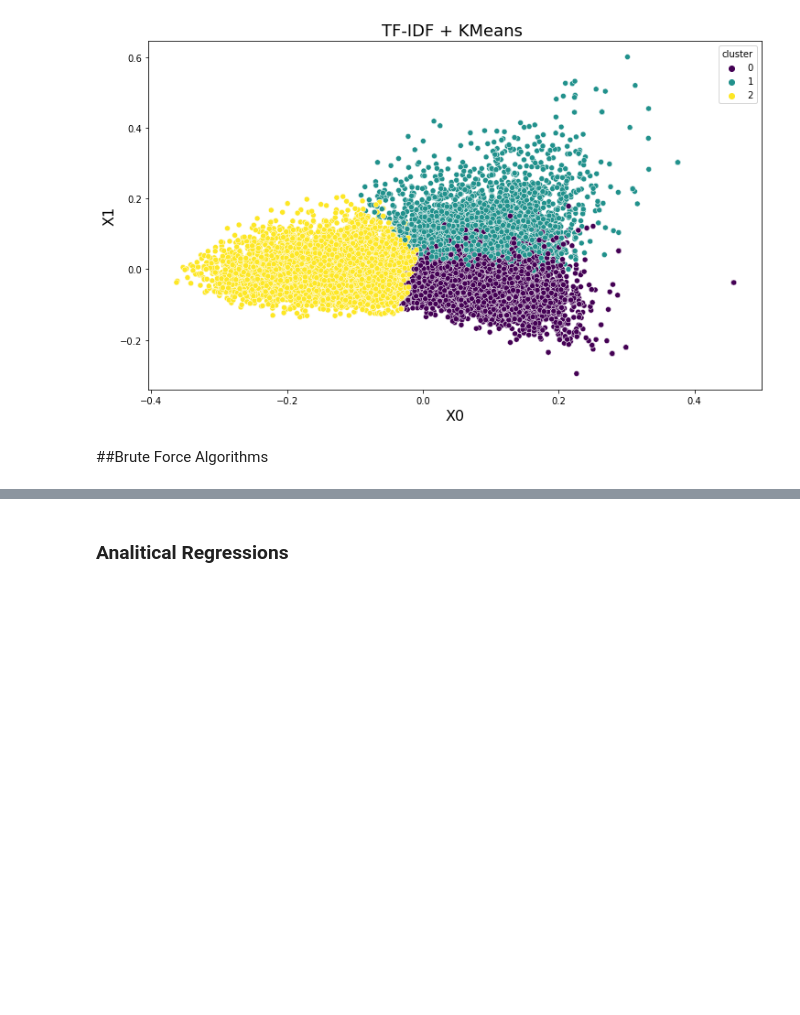
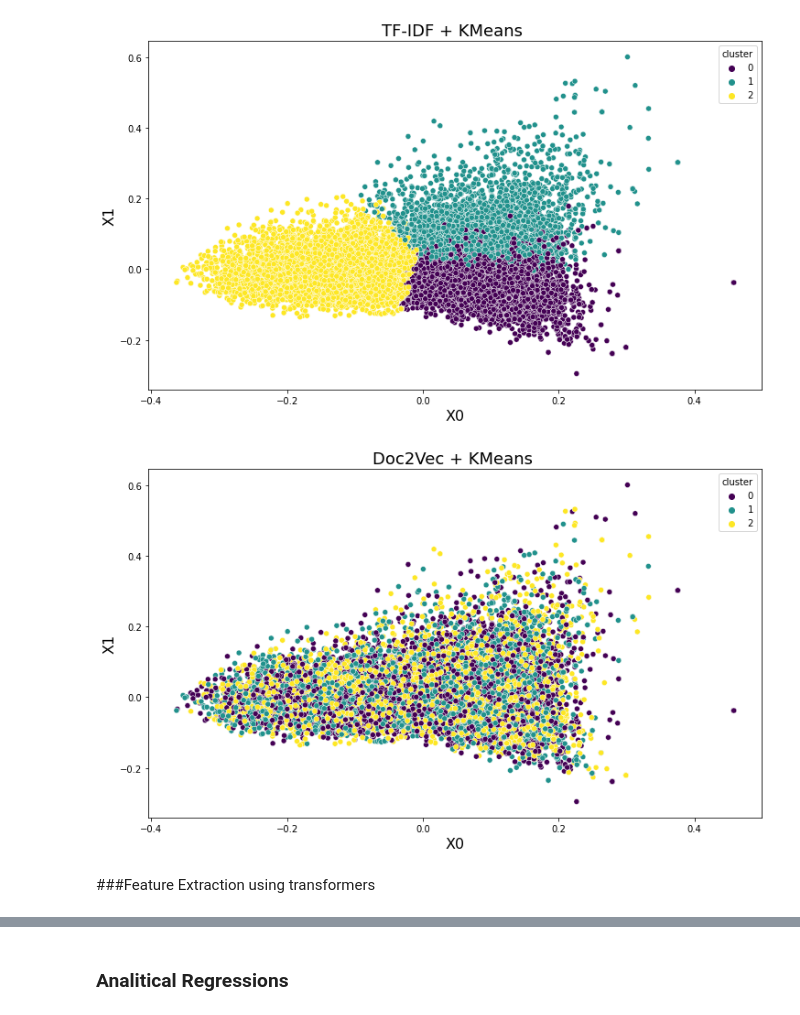
Before and after one commit to amit-shahar/StockValues, a Jupyter notebook: StocksValues.ipynb, the cells around one changed output, grey strips where cells are left out. Cells and saved outputs as stored; diff of their text form; code cells hidden in the pictures; blank space fills up the shorter version.

Commit message:
adding transformers embedding and Guy's shit

```diff
--- a/StocksValues.ipynb
+++ b/StocksValues.ipynb
@@ -995,8 +1012,8 @@ GME_combain_text_df
 15058 rows × 2 columns
 # %%
 vectorizer = TfidfVectorizer(sublinear_tf=True, min_df=5, max_df=0.95)
-X = vectorizer.fit_transform(GME_combain_text_df['cleaned'])
-# initialize kmeans with 3 centroids
+vectorizer.fit(GME_combain_text_df['cleaned'])
+X = vectorizer.transform(GME_combain_text_df['cleaned'])# initialize kmeans with 3 centroids
 kmeans = KMeans(n_clusters=3, random_state=42)
 # fit the model
 kmeans.fit(X)
@@ -1069,0 +1073,2 @@ GME_combain_text_df[(GME_combain_text_df['cluster']==0) | (GME_combain_text_df['
+# %%
+GME_df['tf-idf-cluster']=GME_combain_text_df['cluster']
@@ -1080,5 +1099,26 @@ sns.scatterplot(data=GME_combain_text_df, x='x0', y='x1', hue='cluster', palette
 plt.show()
 # %% [output]
 [figure]
-# %% [markdown]
-##Brute Force Algorithms
+# %%
+pca.fit_transform(GME_df['Doc2Vec'].tolist())
+kmeans.fit(GME_df['Doc2Vec'].tolist())
+clusters = kmeans.labels_
+x0 = pca_vecs[:, 0]
+x1 = pca_vecs[:, 1]
+GME_combain_text_df['cluster'] = clusters
+GME_combain_text_df['x0'] = x0
+GME_combain_text_df['x1'] = x1
+# set image size
+plt.figure(figsize=(12, 7))
+# set a title
+plt.title("Doc2Vec + KMeans ", fontdict={"fontsize": 18})
+# set axes names
+plt.xlabel("X0", fontdict={"fontsize": 16})
+plt.ylabel("X1", fontdict={"fontsize": 16})
+# create scatter plot with seaborn, where hue is the class used to group the data
+sns.scatterplot(data=GME_combain_text_df, x='x0', y='x1', hue='cluster', palette="viridis")
+plt.show()
+# %% [output]
+[figure, added]
+# %% [markdown]
+###Feature Extraction using transformers
```
Also changed, not shown: parts of 31 cells of this notebook.
